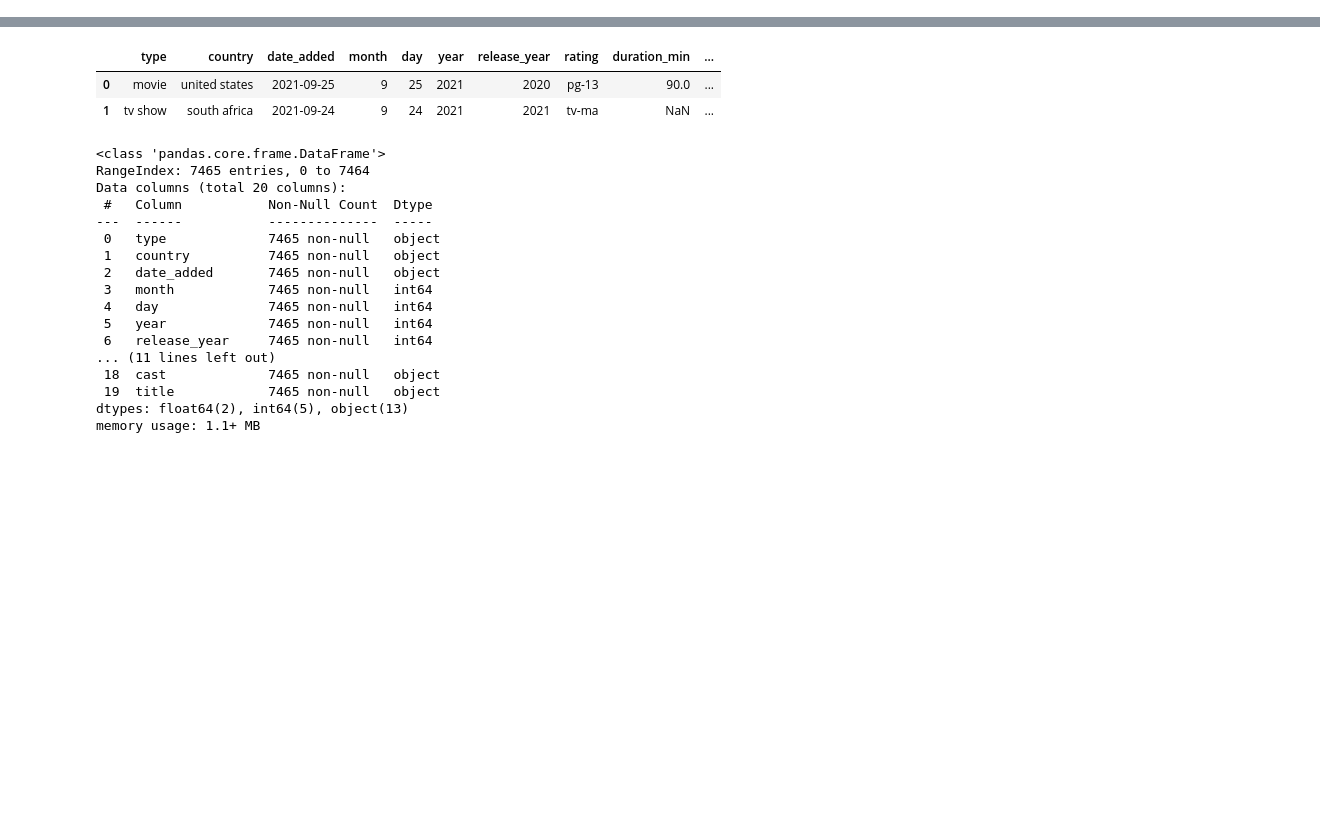
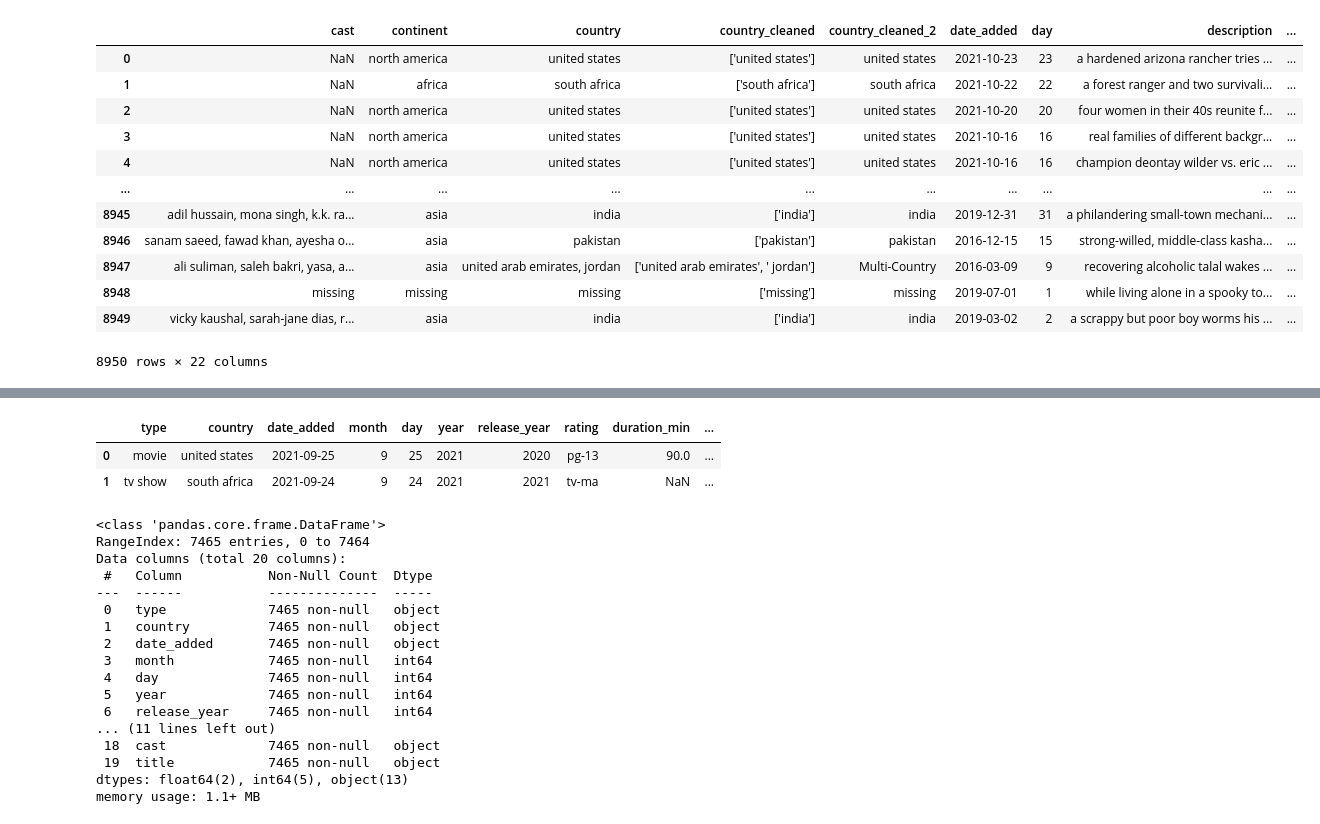
Before and after one commit to RickyMiura/Netflix-Hulu-EDA, a Jupyter notebook: ricky_eda.ipynb, the cells around one changed output, grey strips where cells are left out. Cells and saved outputs as stored; diff of their text form; code cells hidden in the pictures; blank space fills up the shorter version.

```diff
--- a/ricky_eda.ipynb
+++ b/ricky_eda.ipynb
@@ -8,3 +8,20 @@ file_path_1 = 'Netflix_cleaned_1.csv'
 file_path_2 = 'Hulu_cleaned_1.csv'
 df_netflix = pd.read_csv(file_path_1)
 df_hulu = pd.read_csv(file_path_2)
+# %%
+big = pd.read_csv('combined_data.csv')
+big
+# %% [output]
+|  | cast | continent | country | country_cleaned | country_cleaned_2 | date_added | day | description | ... |
+| 0 | NaN | north america | united states | ['united states'] | united states | 2021-10-23 | 23 | a hardened arizona rancher tries ... | ... |
+| 1 | NaN | africa | south africa | ['south africa'] | south africa | 2021-10-22 | 22 | a forest ranger and two survivali... | ... |
+| 2 | NaN | north america | united states | ['united states'] | united states | 2021-10-20 | 20 | four women in their 40s reunite f... | ... |
+| 3 | NaN | north america | united states | ['united states'] | united states | 2021-10-16 | 16 | real families of different backgr... | ... |
+| 4 | NaN | north america | united states | ['united states'] | united states | 2021-10-16 | 16 | champion deontay wilder vs. eric ... | ... |
+| ... | ... | ... | ... | ... | ... | ... | ... | ... | ... |
+| 8945 | adil hussain, mona singh, k.k. ra... | asia | india | ['india'] | india | 2019-12-31 | 31 | a philandering small-town mechani... | ... |
+| 8946 | sanam saeed, fawad khan, ayesha o... | asia | pakistan | ['pakistan'] | pakistan | 2016-12-15 | 15 | strong-willed, middle-class kasha... | ... |
+| 8947 | ali suliman, saleh bakri, yasa, a... | asia | united arab emirates, jordan | ['united arab emirates', ' jordan'] | Multi-Country | 2016-03-09 | 9 | recovering alcoholic talal wakes ... | ... |
+| 8948 | missing | missing | missing | ['missing'] | missing | 2019-07-01 | 1 | while living alone in a spooky to... | ... |
+| 8949 | vicky kaushal, sarah-jane dias, r... | asia | india | ['india'] | india | 2019-03-02 | 2 | a scrappy but poor boy worms his ... | ... |
+8950 rows × 22 columns
```
Also changed, not shown: parts of 5 cells of this notebook.
